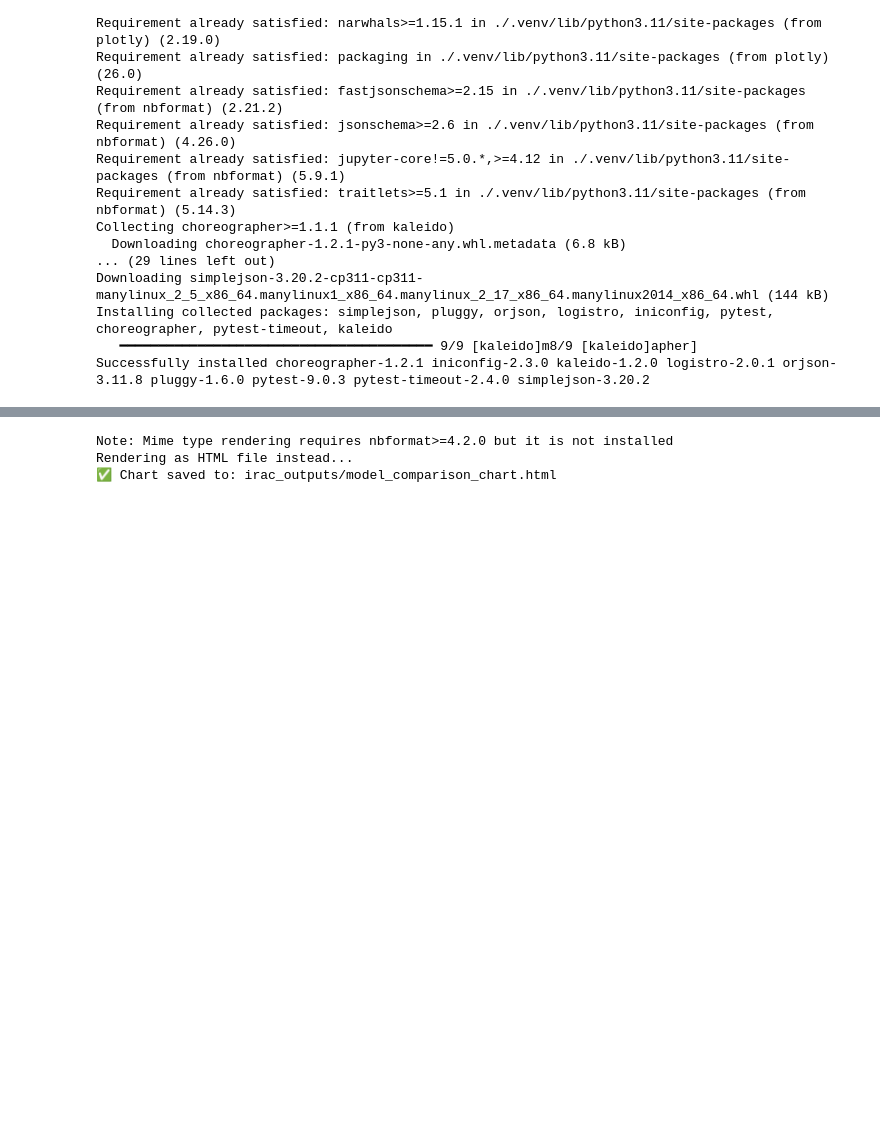
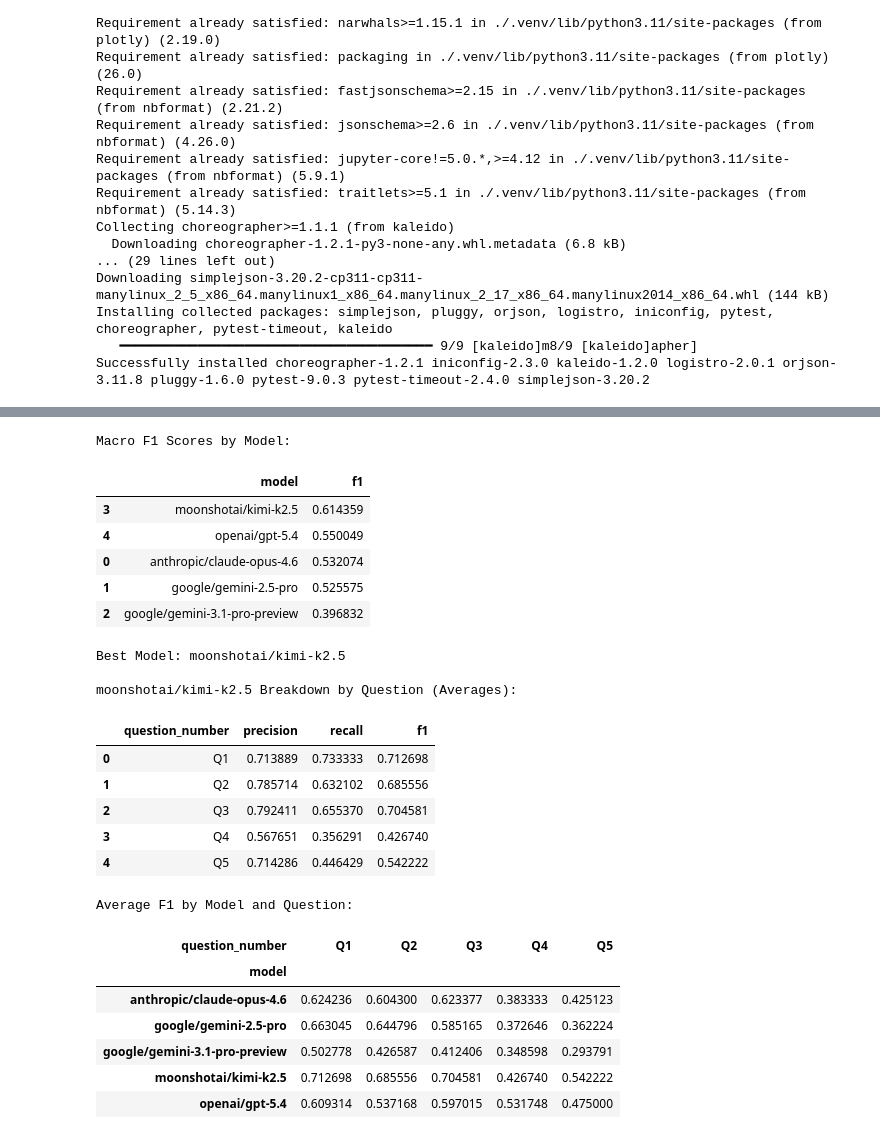
Before and after one commit to rnanda17/irac_paper, a Jupyter notebook: IRAC_notebook2.ipynb, the cells around one changed output, grey strips where cells are left out. Drawn from its saved outputs; the diff is of its cells as text; code cells hidden in the pictures; blank space fills up the shorter version.

Commit message:
add: show metrics for best performing model.

```diff
--- a/IRAC_notebook2.ipynb
+++ b/IRAC_notebook2.ipynb
@@ -382,18 +382,18 @@ import plotly.express as px
 from pathlib import Path
 
 # Set paths to the CSV files
-path_without = Path("irac_outputs/without_reasoning/metrics_without_reasoning.csv")
-path_with = Path("irac_outputs/with_reasoning/metrics_with_reasoning.csv")
+# path_without = Path("irac_outputs/without_reasoning/metrics_without_reasoning.csv")
+path_with = Path("irac_outputs/updated_cot/metrics.csv")
 
 dfs = []
 
-# Load "Without Reasoning" metrics
-if path_without.exists():
-    df_no = pd.read_csv(path_without)
-    df_no["Reasoning"] = "Without Reasoning"
-    dfs.append(df_no)
-else:
-    print(f"File not found: {path_without}")
+# # Load "Without Reasoning" metrics
+# if path_without.exists():
+#     df_no = pd.read_csv(path_without)
+#     df_no["Reasoning"] = "Without Reasoning"
+#     dfs.append(df_no)
+# else:
+#     print(f"File not found: {path_without}")
 
 # Load "With Reasoning" metrics
 if path_with.exists():
@@ -418,7 +418,7 @@ if dfs:
         color="Reasoning",
         barmode="group",
         facet_col="metric",
-        title="Model Performance (F1 Score): With vs Without Reasoning",
+        title="Model Performance (F1 Score): Chain of Thought",
         labels={"f1": "Average F1 Score", "model": "Model Name"},
         template="plotly_white"
     )
@@ -436,7 +436,52 @@ if dfs:
 
 else:
     print("Could not load any data to visualize.")
-# %% [output]
-Note: Mime type rendering requires nbformat>=4.2.0 but it is not installed
-Rendering as HTML file instead...
-✅ Chart saved to: irac_outputs/model_comparison_chart.html
+# %%
+# Load the current metrics
+import pandas as pd
+df = pd.read_csv("irac_outputs/updated_cot/metrics.csv")
+
+# Compute macro f1 per model (average of f1)
+macro_f1 = df.groupby("model")["f1"].mean().reset_index()
+print("Macro F1 Scores by Model:")
+display(macro_f1.sort_values(by="f1", ascending=False))
+
+# Identify best model
+best_model = macro_f1.loc[macro_f1['f1'].idxmax(), 'model']
+print(f"\nBest Model: {best_model}")
+
+# Get table for best model by question (including precision, recall, f1, and ground/pred sizes)
+best_model_df = df[df["model"] == best_model]
+print(f"\n{best_model} Breakdown by Question (Averages):")
+q_breakdown = best_model_df.groupby("question_number")[["precision", "recall", "f1"]].mean().reset_index()
+display(q_breakdown)
+
+# Alternate: table based on each question per model
+print("\nAverage F1 by Model and Question:")
+model_q_f1 = df.groupby(["model", "question_number"])["f1"].mean().unstack()
+display(model_q_f1)
+# %% [output]
+Macro F1 Scores by Model:
+|  | model | f1 |
+| 3 | moonshotai/kimi-k2.5 | 0.614359 |
+| 4 | openai/gpt-5.4 | 0.550049 |
+| 0 | anthropic/claude-opus-4.6 | 0.532074 |
+| 1 | google/gemini-2.5-pro | 0.525575 |
+| 2 | google/gemini-3.1-pro-preview | 0.396832 |
+Best Model: moonshotai/kimi-k2.5
+
+moonshotai/kimi-k2.5 Breakdown by Question (Averages):
+|  | question_number | precision | recall | f1 |
+| 0 | Q1 | 0.713889 | 0.733333 | 0.712698 |
+| 1 | Q2 | 0.785714 | 0.632102 | 0.685556 |
+| 2 | Q3 | 0.792411 | 0.655370 | 0.704581 |
+| 3 | Q4 | 0.567651 | 0.356291 | 0.426740 |
+| 4 | Q5 | 0.714286 | 0.446429 | 0.542222 |
+Average F1 by Model and Question:
+| question_number | Q1 | Q2 | Q3 | Q4 | Q5 |
+| model |  |  |  |  |  |
+| anthropic/claude-opus-4.6 | 0.624236 | 0.604300 | 0.623377 | 0.383333 | 0.425123 |
+| google/gemini-2.5-pro | 0.663045 | 0.644796 | 0.585165 | 0.372646 | 0.362224 |
+| google/gemini-3.1-pro-preview | 0.502778 | 0.426587 | 0.412406 | 0.348598 | 0.293791 |
+| moonshotai/kimi-k2.5 | 0.712698 | 0.685556 | 0.704581 | 0.426740 | 0.542222 |
+| openai/gpt-5.4 | 0.609314 | 0.537168 | 0.597015 | 0.531748 | 0.475000 |
```
Also changed, not shown: parts of 3 cells of this notebook.
